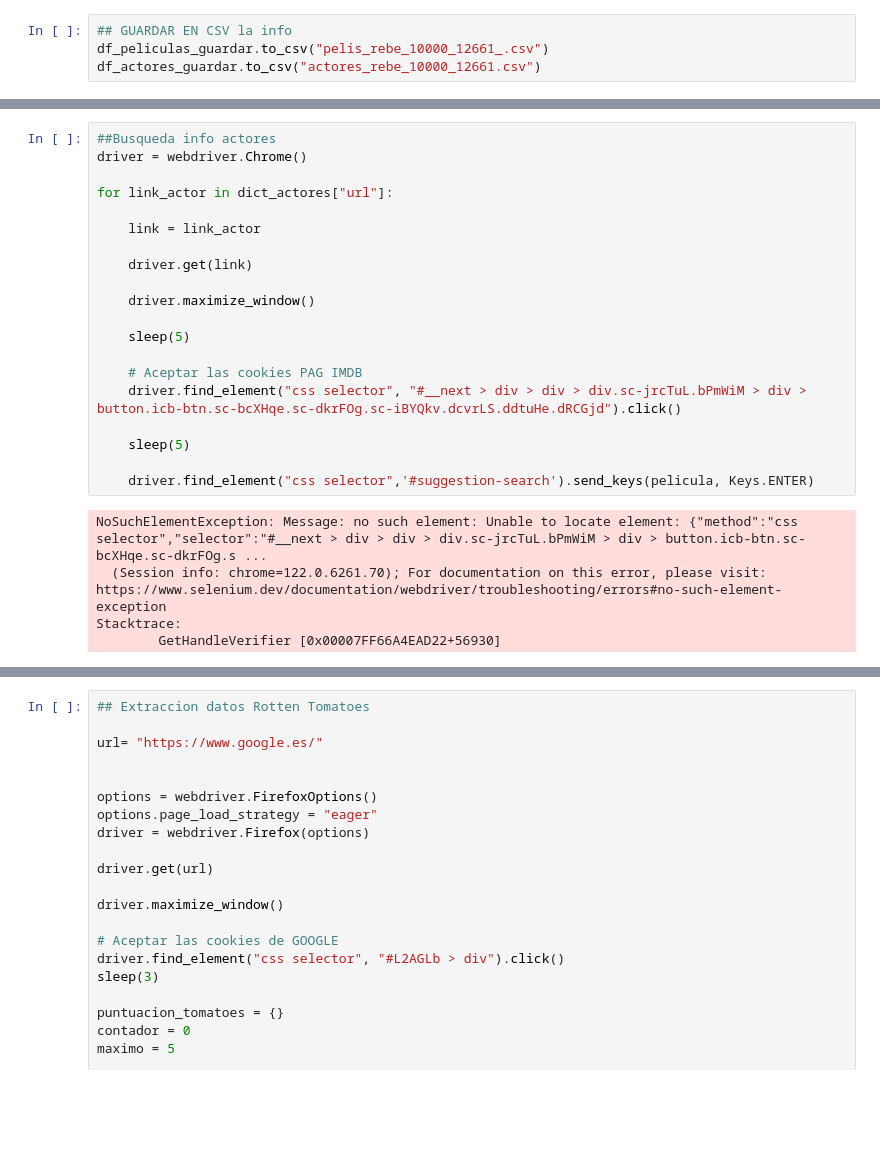
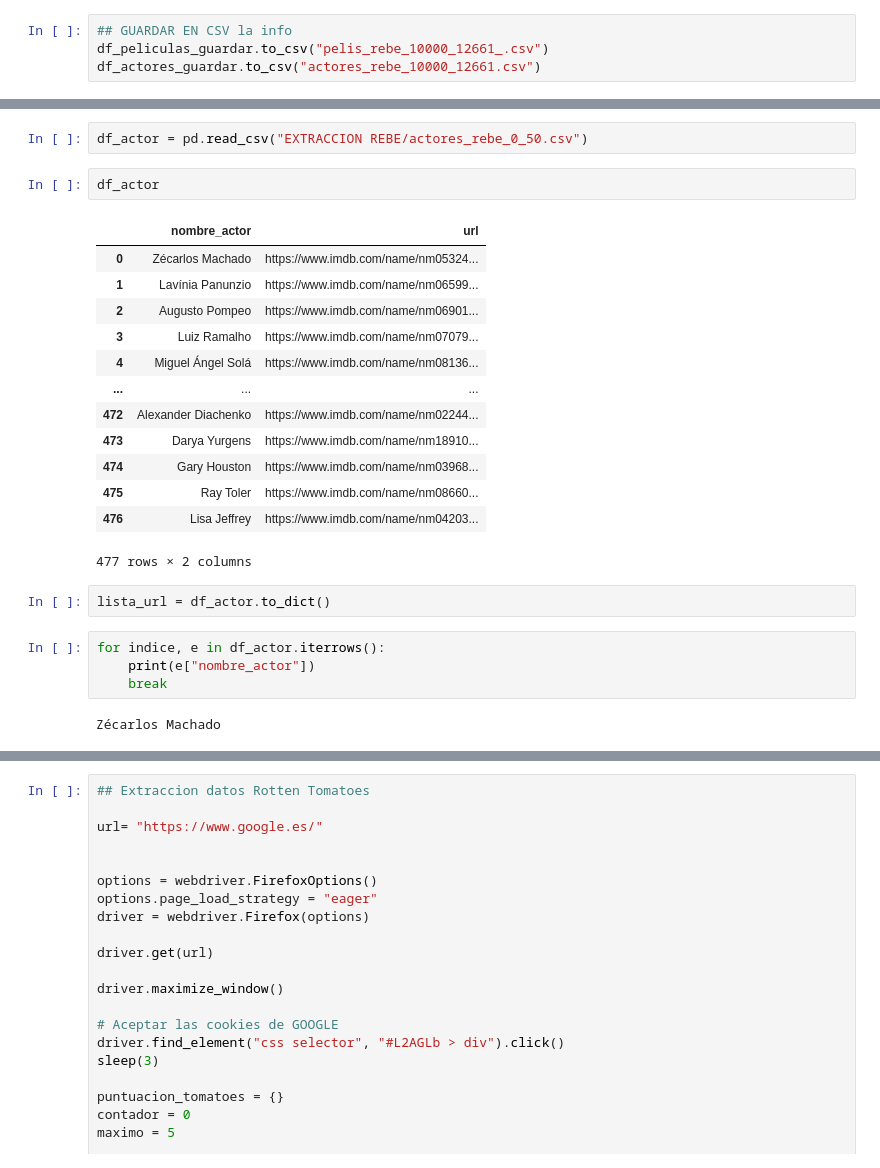
Before and after one commit to lmoraromero/proyecto-da-promo-G-modulo-2-team-2, a Jupyter notebook: pruebas_rebe.ipynb, the cells around one changed output, grey strips where cells are left out. Saved outputs shown, nothing was run; the diff lists cells and outputs as text; blank space fills up the shorter version.

Commit message:
actores

```diff
--- a/pruebas_rebe.ipynb
+++ b/pruebas_rebe.ipynb
@@ -351,25 +310,26 @@ for pelicula in lista_ID[130:131]:
-# %%
-##Busqueda info actores
-driver = webdriver.Chrome()
-
-for link_actor in dict_actores["url"]:
-
-    link = link_actor
-
-    driver.get(link)
-
-    driver.maximize_window()
-
-    sleep(5)
-
-    # Aceptar las cookies PAG IMDB
-    driver.find_element("css selector", "#__next > div > div > div.sc-jrcTuL.bPmWiM > div > button.icb-btn.sc-bcXHqe.sc-dkrFOg.sc-iBYQkv.dcvrLS.ddtuHe.dRCGjd").click()
-
-    sleep(5)
-
-    driver.find_element("css selector",'#suggestion-search').send_keys(pelicula, Keys.ENTER)
-# %% [output]
-NoSuchElementException: Message: no such element: Unable to locate element: {"method":"css selector","selector":"#__next > div > div > div.sc-jrcTuL.bPmWiM > div > button.icb-btn.sc-bcXHqe.sc-dkrFOg.s ...
-  (Session info: chrome=122.0.6261.70); For documentation on this error, please visit: https://www.selenium.dev/documentation/webdriver/troubleshooting/errors#no-such-element-exception
-Stacktrace:
-        GetHandleVerifier [0x00007FF66A4EAD22+56930]
+# %%
+df_actor = pd.read_csv("EXTRACCION REBE/actores_rebe_0_50.csv")
+# %%
+df_actor
+# %% [output]
+|  | nombre_actor | url |
+| 0 | Zécarlos Machado | https://www.imdb.com/name/nm05324... |
+| 1 | Lavínia Panunzio | https://www.imdb.com/name/nm06599... |
+| 2 | Augusto Pompeo | https://www.imdb.com/name/nm06901... |
+| 3 | Luiz Ramalho | https://www.imdb.com/name/nm07079... |
+| 4 | Miguel Ángel Solá | https://www.imdb.com/name/nm08136... |
+| ... | ... | ... |
+| 472 | Alexander Diachenko | https://www.imdb.com/name/nm02244... |
+| 473 | Darya Yurgens | https://www.imdb.com/name/nm18910... |
+| 474 | Gary Houston | https://www.imdb.com/name/nm03968... |
+| 475 | Ray Toler | https://www.imdb.com/name/nm08660... |
+| 476 | Lisa Jeffrey | https://www.imdb.com/name/nm04203... |
+477 rows × 2 columns
+# %%
+lista_url = df_actor.to_dict()
+# %%
+for indice, e in df_actor.iterrows():
+    print(e["nombre_actor"])
+    break
+# %% [output]
+Zécarlos Machado
```
Also changed, not shown: parts of 4 cells of this notebook.
